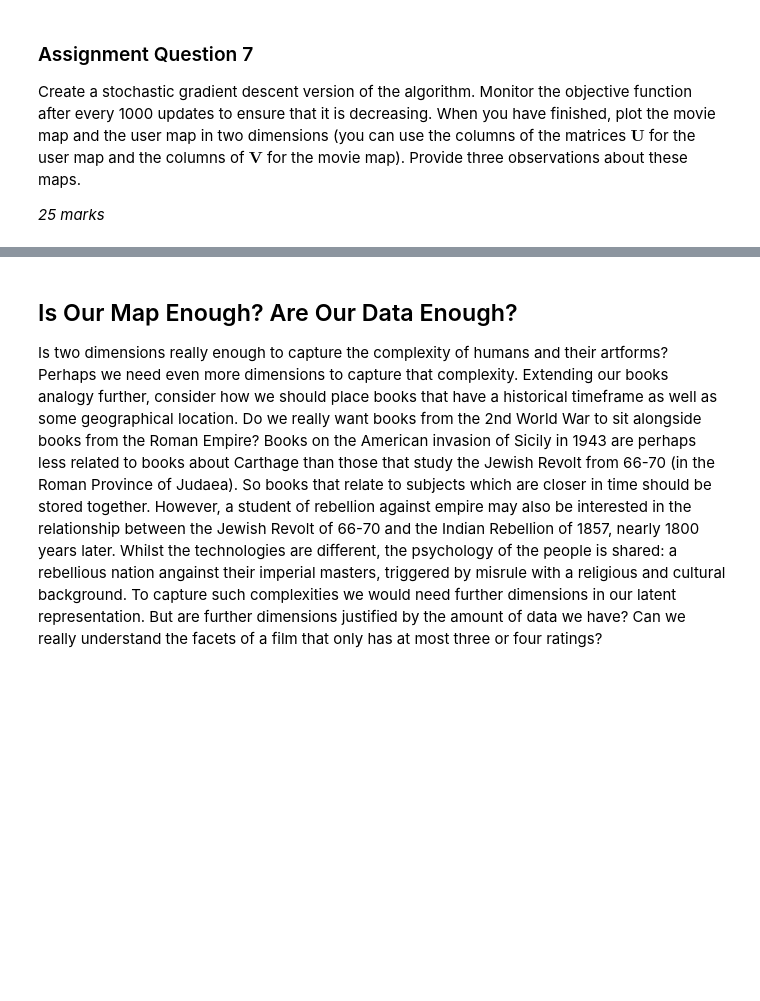
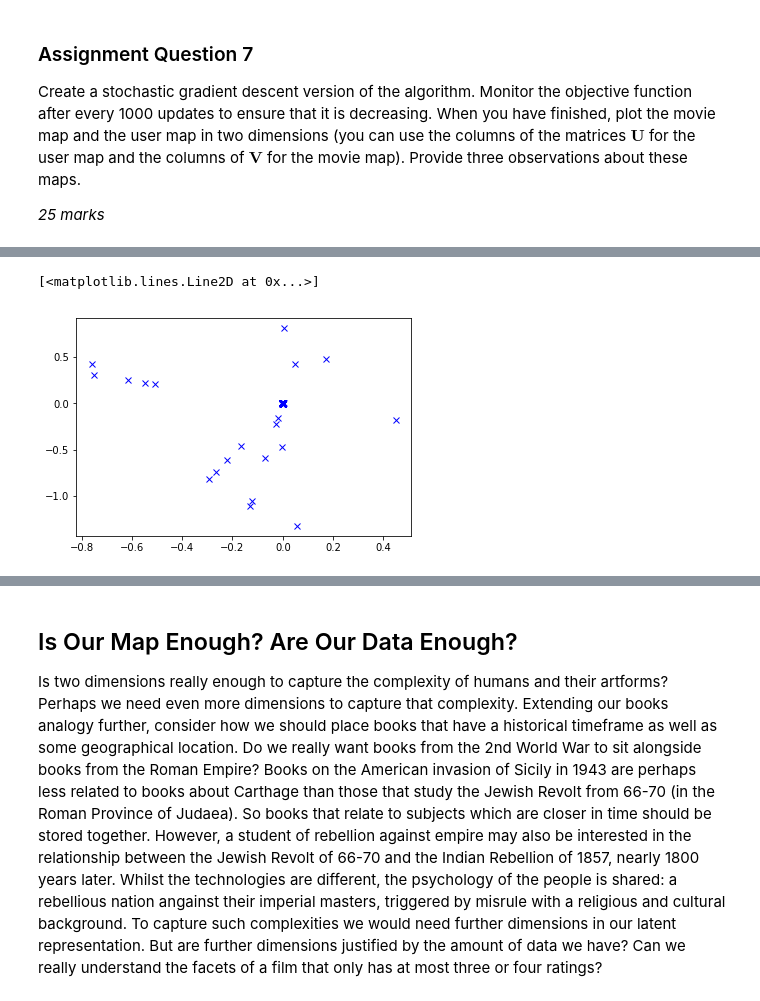
Before and after one commit to svpatil1/ML_Asgn2, a Jupyter notebook: assignment-2-svpatil1-master/lab_session_week2.ipynb, the cells around one changed output, grey strips where cells are left out. Saved outputs shown, nothing was run; the diff lists cells and outputs as text; code cells hidden in the pictures; blank space fills up the shorter version.

```diff
--- a/assignment-2-svpatil1-master/lab_session_week2.ipynb
+++ b/assignment-2-svpatil1-master/lab_session_week2.ipynb
@@ -327,6 +331,8 @@ In the steepest descent algorithm we aim to minimize the objective function by s
 To start with though, we need initial values for the matrix $\mathbf{U}$ and the matrix $\mathbf{V}$. Let's create them as `pandas` data frames and initialise them randomly with small values.
 # %%
 q = 2 # the dimension of our map of the 'library'
-learn_rate = 0.01
+learn_rate = 0.02
 U = pd.DataFrame(np.random.normal(size=(nUsersInExample, q))*0.001, index=my_batch_users)
+print(U)
 V = pd.DataFrame(np.random.normal(size=(n_movies, q))*0.001, index=indexes_unique_movies)
+print(V)
@@ -396,0 +565,5 @@ Create a stochastic gradient descent version of the algorithm. Monitor the objec
+# %%
+plt.plot(V.iloc[:,0], V.iloc[:,1], 'bx')
+# %% [output]
+[<matplotlib.lines.Line2D at 0x...>]
+[figure, added]
```
Also changed, not shown: parts of 23 cells of this notebook.
